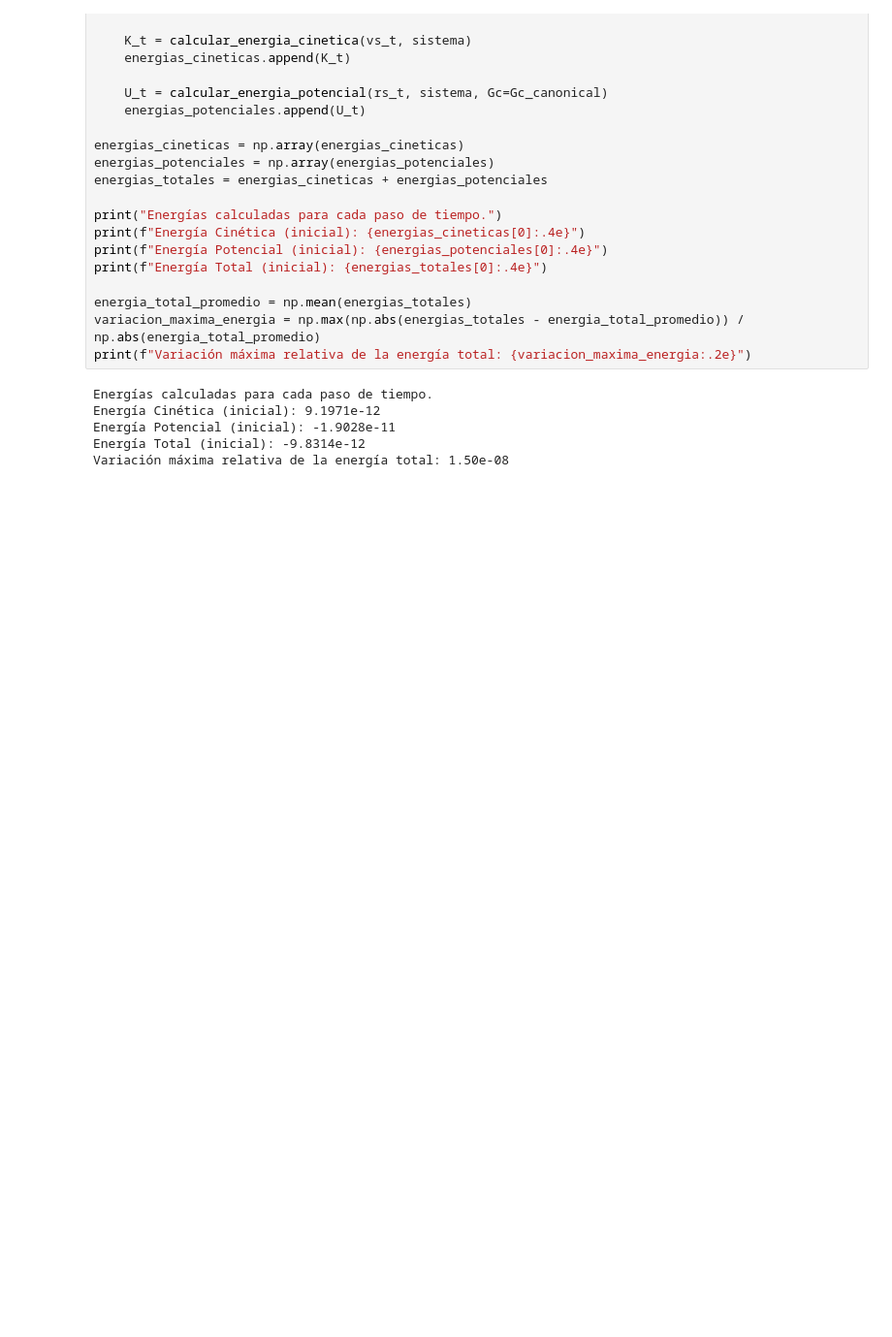
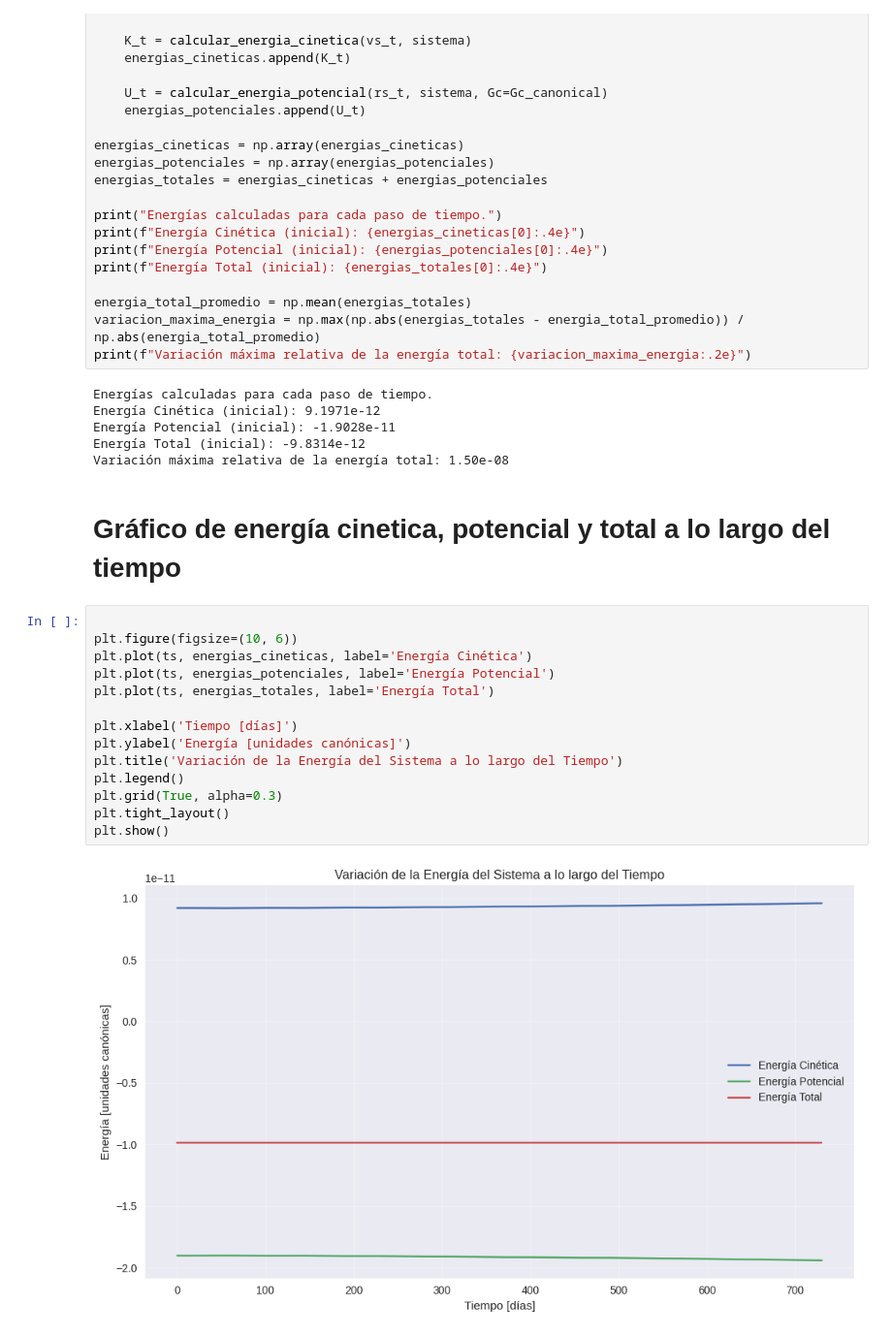
Before and after one commit to Daniel-534/Astroestadistica, a Jupyter notebook: ITM/Main.ipynb, the cells around one changed output. Shown at 97% size. Drawn from its saved outputs; the diff is of its cells as text; blank space fills up the shorter version.

```diff
--- a/ITM/Main.ipynb
+++ b/ITM/Main.ipynb
@@ -482,3 +482,21 @@ Energía Cinética (inicial): 9.1971e-12
 Energía Potencial (inicial): -1.9028e-11
 Energía Total (inicial): -9.8314e-12
 Variación máxima relativa de la energía total: 1.50e-08
+# %% [markdown]
+# Gráfico de energía cinetica, potencial y total a lo largo del tiempo
+# %%
+
+plt.figure(figsize=(10, 6))
+plt.plot(ts, energias_cineticas, label='Energía Cinética')
+plt.plot(ts, energias_potenciales, label='Energía Potencial')
+plt.plot(ts, energias_totales, label='Energía Total')
+
+plt.xlabel('Tiempo [días]')
+plt.ylabel('Energía [unidades canónicas]')
+plt.title('Variación de la Energía del Sistema a lo largo del Tiempo')
+plt.legend()
+plt.grid(True, alpha=0.3)
+plt.tight_layout()
+plt.show()
+# %% [output]
+[figure, added]
```
Also changed, not shown: parts of 10 cells of this notebook.
